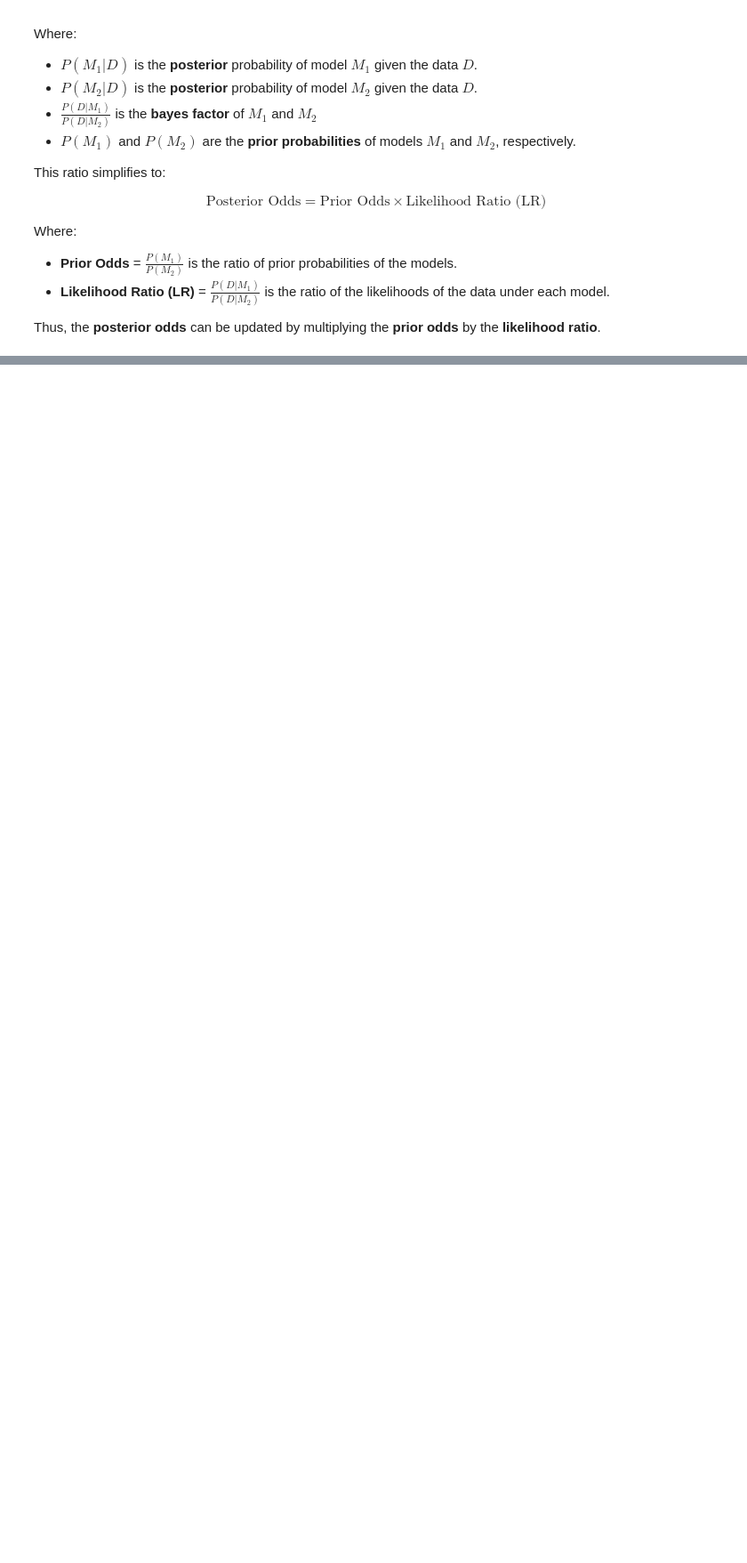
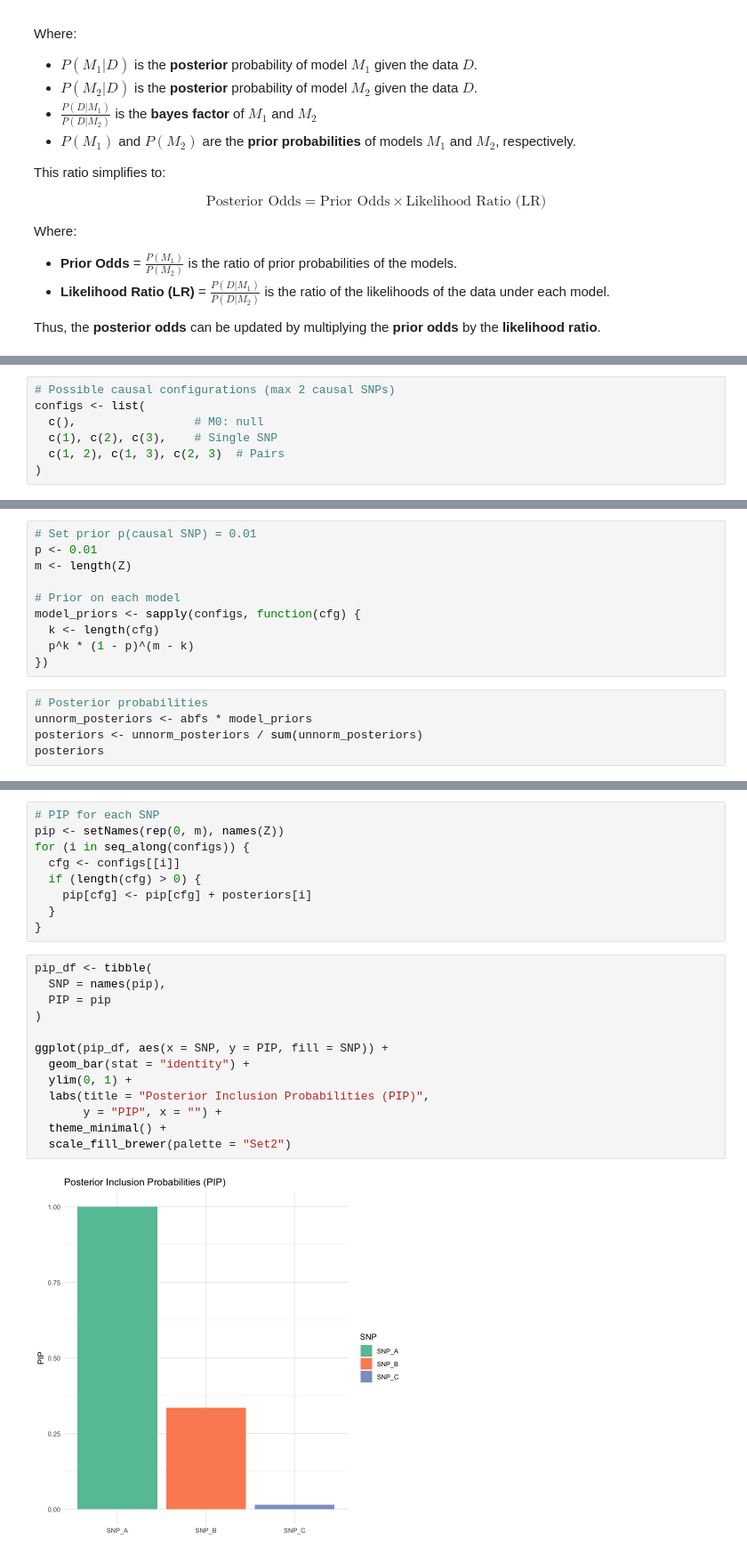
Before and after one commit to StatFunGen/statgen-prerequisites, a Jupyter notebook: 10_1_bayesian_model_comparison.ipynb, the cells around one changed output, grey strips where cells are left out. Shown at 89% size. Drawn from its saved outputs; the diff is of its cells as text; blank space fills up the shorter version.

```diff
--- a/10_1_bayesian_model_comparison.ipynb
+++ b/10_1_bayesian_model_comparison.ipynb
@@ -47,0 +82,7 @@ Thus, the **posterior odds** can be updated by multiplying the **prior odds** by
+# %%
+# Possible causal configurations (max 2 causal SNPs)
+configs <- list(
+  c(),                 # M0: null
+  c(1), c(2), c(3),    # Single SNP
+  c(1, 2), c(1, 3), c(2, 3)  # Pairs
+)
@@ -47,0 +112,15 @@ Thus, the **posterior odds** can be updated by multiplying the **prior odds** by
+# %%
+# Set prior p(causal SNP) = 0.01
+p <- 0.01
+m <- length(Z)
+
+# Prior on each model
+model_priors <- sapply(configs, function(cfg) {
+  k <- length(cfg)
+  p^k * (1 - p)^(m - k)
+})
+# %%
+# Posterior probabilities
+unnorm_posteriors <- abfs * model_priors
+posteriors <- unnorm_posteriors / sum(unnorm_posteriors)
+posteriors
@@ -47,0 +132,24 @@ Thus, the **posterior odds** can be updated by multiplying the **prior odds** by
+# %%
+# PIP for each SNP
+pip <- setNames(rep(0, m), names(Z))
+for (i in seq_along(configs)) {
+  cfg <- configs[[i]]
+  if (length(cfg) > 0) {
+    pip[cfg] <- pip[cfg] + posteriors[i]
+  }
+}
+# %%
+pip_df <- tibble(
+  SNP = names(pip),
+  PIP = pip
+)
+
+ggplot(pip_df, aes(x = SNP, y = PIP, fill = SNP)) +
+  geom_bar(stat = "identity") +
+  ylim(0, 1) +
+  labs(title = "Posterior Inclusion Probabilities (PIP)",
+       y = "PIP", x = "") +
+  theme_minimal() +
+  scale_fill_brewer(palette = "Set2")
+# %% [output]
+[figure, added]
```
Also changed, not shown: parts of 22 cells of this notebook, 9 other files.
